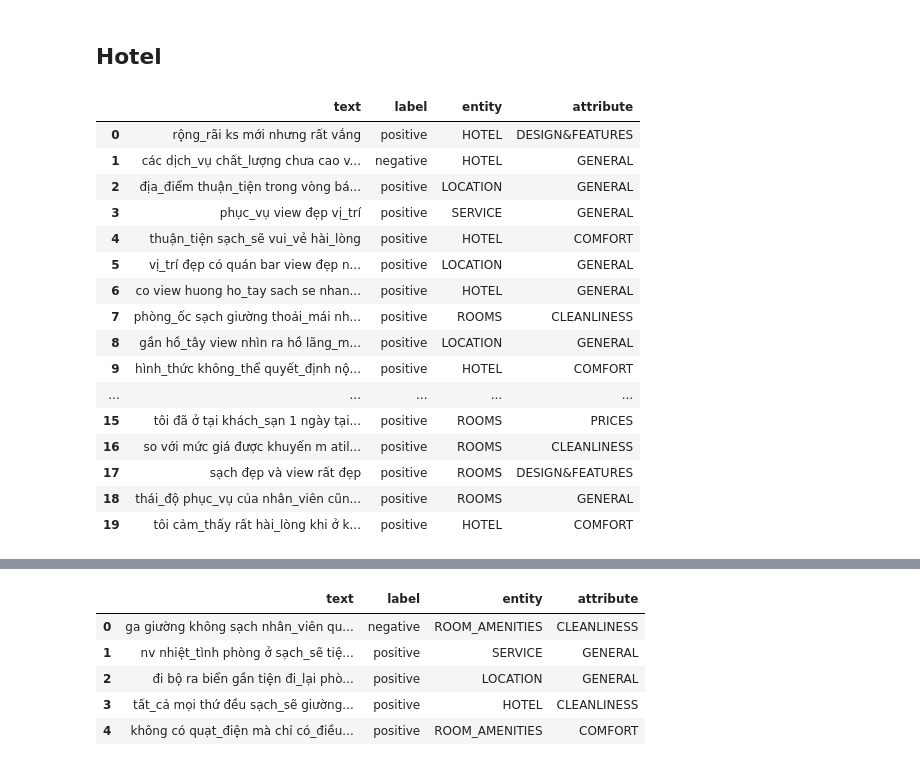
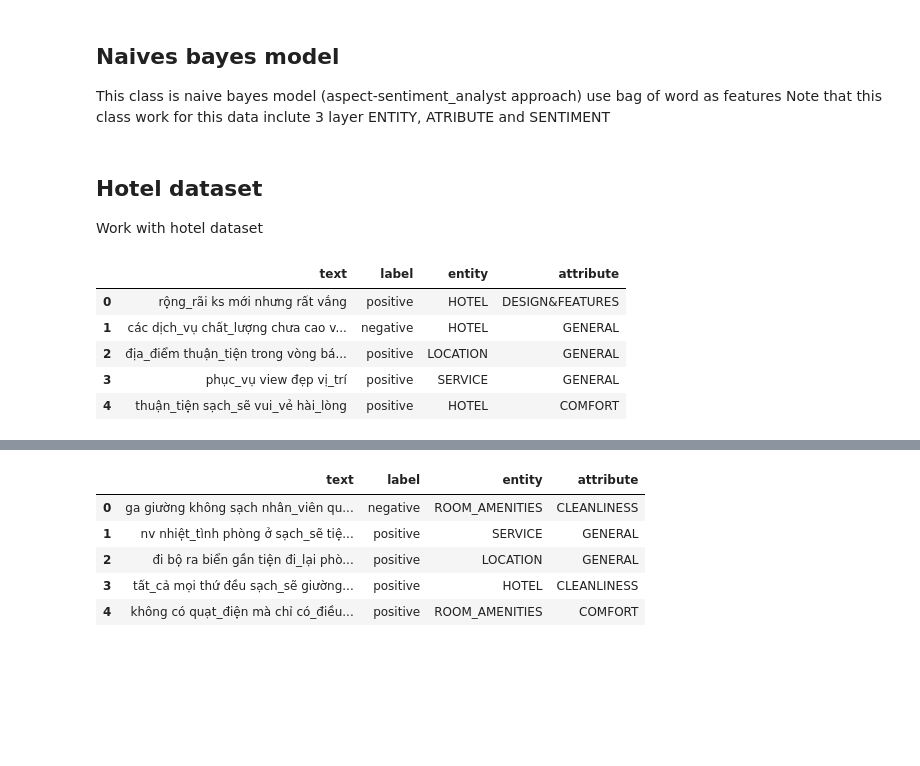
Before and after one commit to 4ursmile/Aspect-Sentiment-Analysis, a Jupyter notebook: Assignment_1-group_4.ipynb, the cells around one changed output, grey strips where cells are left out. Cells and saved outputs as stored; diff of their text form; code cells hidden in the pictures; blank space fills up the shorter version.

```diff
--- a/Assignment_1-group_4.ipynb
+++ b/Assignment_1-group_4.ipynb
@@ -60,5 +135,7 @@ class Data_transformer:
         for text in list_text:
             list_f.append(self.text_preprocessing(text))
         return list_f
-# %% [markdown]
-## Hotel
+# %% [markdown]
+## Naives bayes model
+This class is naive bayes model (aspect-sentiment_analyst approach) use bag of word as features
+Note that this class work for this data inclute 3 layer ENTITY, ATRIBUTE and SENTIMENT
@@ -65,22 +243,14 @@ class Data_transformer:
+# %% [markdown]
+## Hotel dataset
+Work with hotel dataset
 # %%
 data_trans = Data_transformer()
 df = data_trans.load_to_df('data_hotel_train.txt')
-df.head(20)
+df.head(5)
 # %% [output]
 |  | text | label | entity | attribute |
 | 0 | rộng_rãi ks mới nhưng rất vắng | positive | HOTEL | DESIGN&FEATURES |
 | 1 | các dịch_vụ chất_lượng chưa cao v... | negative | HOTEL | GENERAL |
 | 2 | địa_điểm thuận_tiện trong vòng bá... | positive | LOCATION | GENERAL |
 | 3 | phục_vụ view đẹp vị_trí | positive | SERVICE | GENERAL |
 | 4 | thuận_tiện sạch_sẽ vui_vẻ hài_lòng | positive | HOTEL | COMFORT |
-| 5 | vị_trí đẹp có quán bar view đẹp n... | positive | LOCATION | GENERAL |
-| 6 | co view huong ho_tay sach se nhan... | positive | HOTEL | GENERAL |
-| 7 | phòng_ốc sạch giường thoải_mái nh... | positive | ROOMS | CLEANLINESS |
-| 8 | gần hồ_tây view nhìn ra hồ lãng_m... | positive | LOCATION | GENERAL |
-| 9 | hình_thức không_thể quyết_định nộ... | positive | HOTEL | COMFORT |
-| ... | ... | ... | ... | ... |
-| 15 | tôi đã ở tại khách_sạn 1 ngày tại... | positive | ROOMS | PRICES |
-| 16 | so với mức giá được khuyến m atil... | positive | ROOMS | CLEANLINESS |
-| 17 | sạch đẹp và view rất đẹp | positive | ROOMS | DESIGN&FEATURES |
-| 18 | thái_độ phục_vụ của nhân_viên cũn... | positive | ROOMS | GENERAL |
-| 19 | tôi cảm_thấy rất hài_lòng khi ở k... | positive | HOTEL | COMFORT |
```
Also changed, not shown: parts of 26 cells of this notebook, 1 other file.
